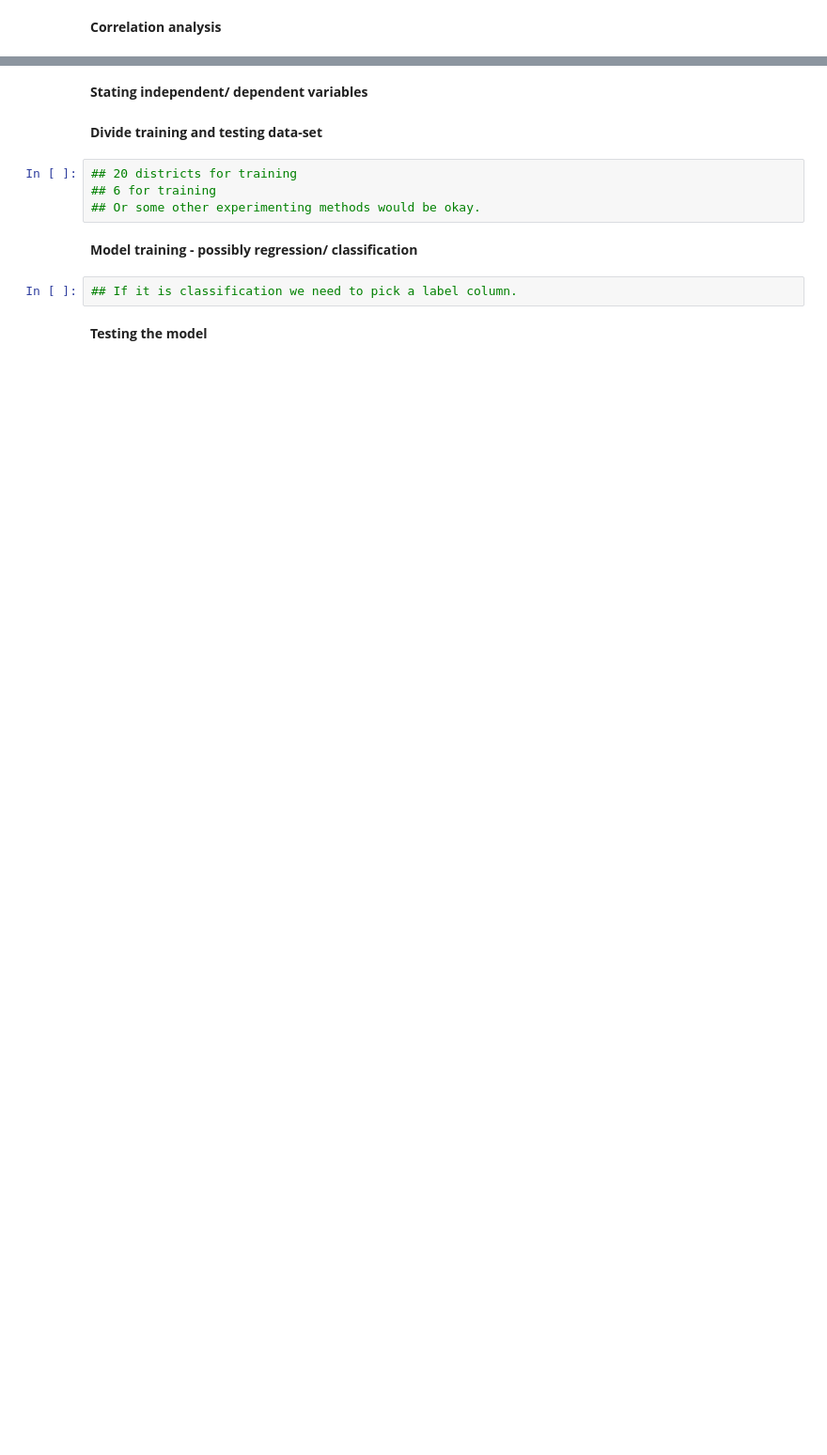
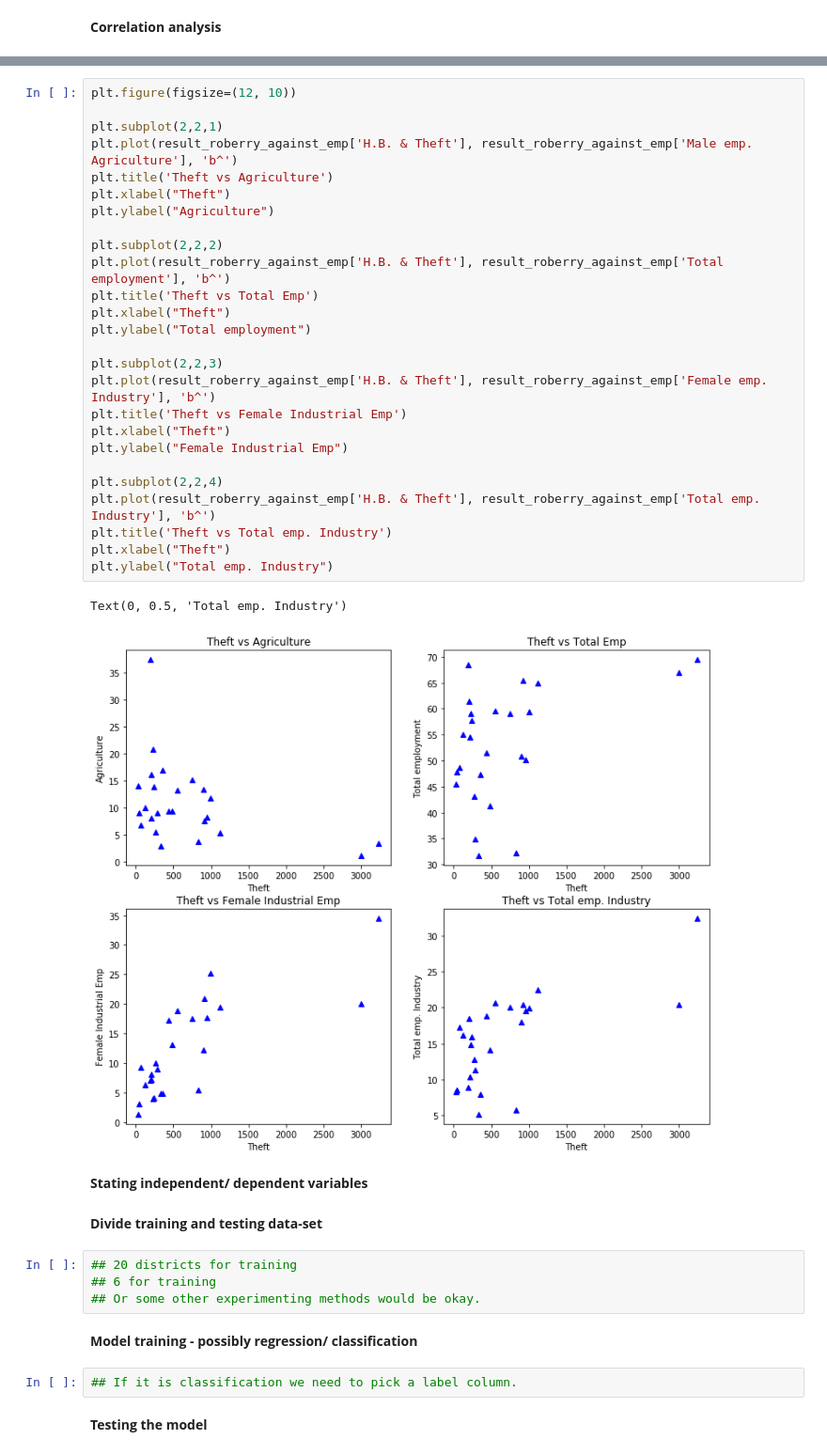
Before and after one commit to PraAnj/gov.lk.data.analysis, a Jupyter notebook: src/crime_analysis.ipynb, the cells around one changed output, grey strips where cells are left out. Shown at 94% size. Cells and saved outputs as stored; diff of their text form; blank space fills up the shorter version.

```diff
--- a/src/crime_analysis.ipynb
+++ b/src/crime_analysis.ipynb
@@ -135,3 +162,32 @@ Index(['Rape / Incest', 'Robbery', 'Unnatural Offence/Grve Sexual Abuse',
+# %%
+plt.figure(figsize=(12, 10))
+
+plt.subplot(2,2,1)
+plt.plot(result_roberry_against_emp['H.B. & Theft'], result_roberry_against_emp['Male emp. Agriculture'], 'b^')
+plt.title('Theft vs Agriculture')
+plt.xlabel("Theft")
+plt.ylabel("Agriculture")
+
+plt.subplot(2,2,2)
+plt.plot(result_roberry_against_emp['H.B. & Theft'], result_roberry_against_emp['Total employment'], 'b^')
+plt.title('Theft vs Total Emp')
+plt.xlabel("Theft")
+plt.ylabel("Total employment")
+
+plt.subplot(2,2,3)
+plt.plot(result_roberry_against_emp['H.B. & Theft'], result_roberry_against_emp['Female emp. Industry'], 'b^')
+plt.title('Theft vs Female Industrial Emp')
+plt.xlabel("Theft")
+plt.ylabel("Female Industrial Emp")
+
+plt.subplot(2,2,4)
+plt.plot(result_roberry_against_emp['H.B. & Theft'], result_roberry_against_emp['Total emp. Industry'], 'b^')
+plt.title('Theft vs Total emp. Industry')
+plt.xlabel("Theft")
+plt.ylabel("Total emp. Industry")
+# %% [output]
+Text(0, 0.5, 'Total emp. Industry')
+[figure, added]
 # %% [markdown]
 **Stating independent/ dependent variables**
 # %% [markdown]
```
Also changed, not shown: parts of 6 cells of this notebook.
